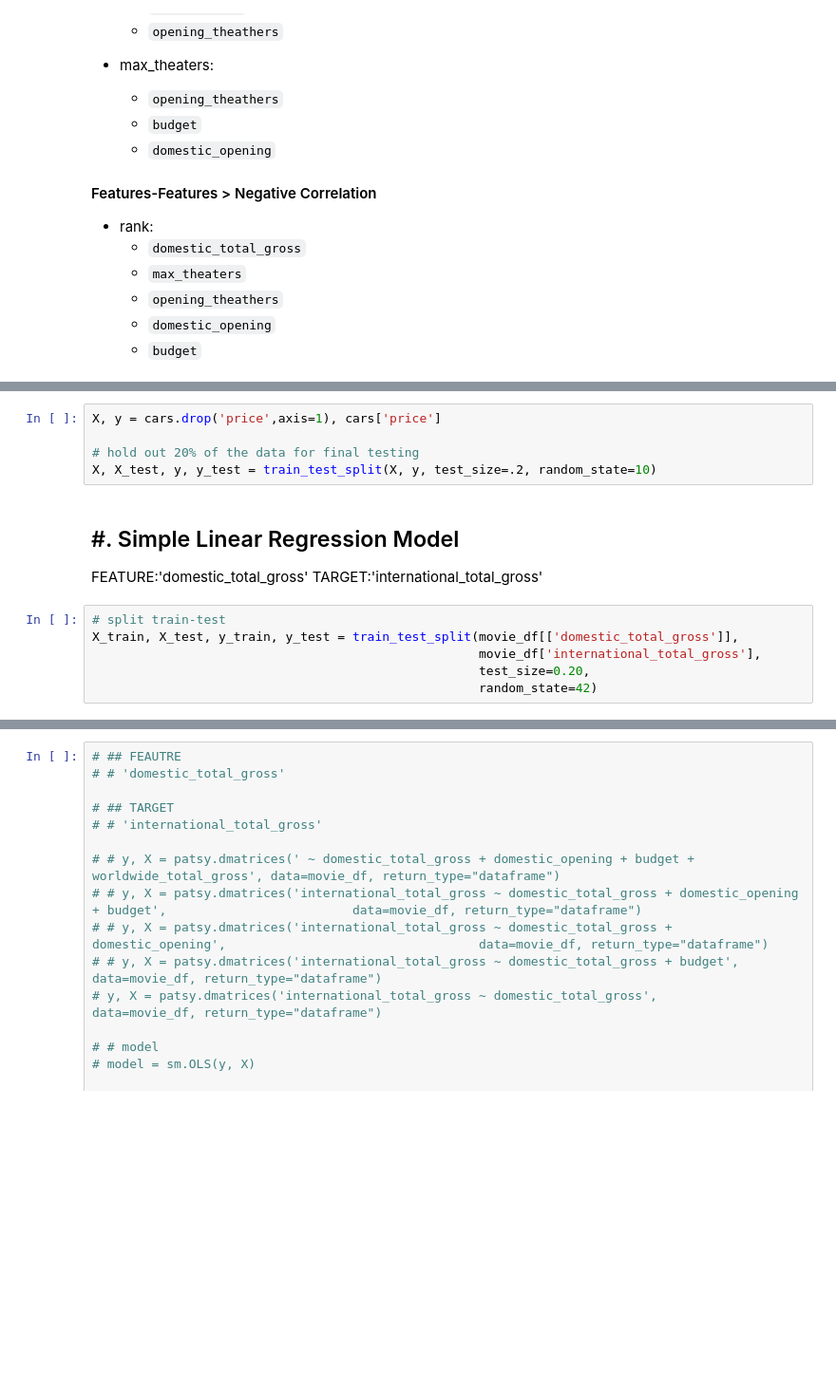
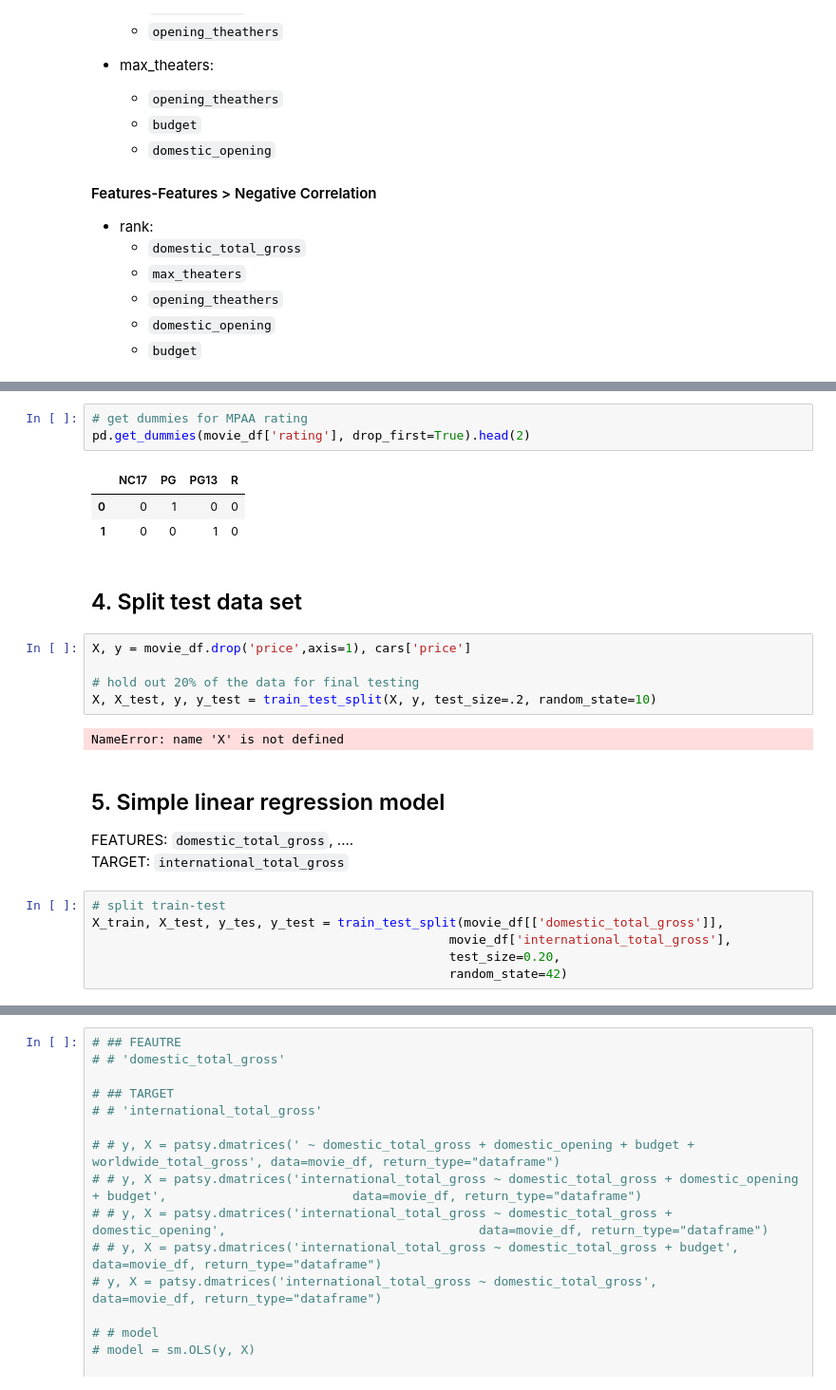
Before and after one commit to slp22/regression-project, a Jupyter notebook: adaptation_movies_regression.ipynb, the cells around one changed output, grey strips where cells are left out. Shown at 95% size. Drawn from its saved outputs; the diff is of its cells as text; blank space fills up the shorter version.

```diff
--- a/adaptation_movies_regression.ipynb
+++ b/adaptation_movies_regression.ipynb
@@ -81,16 +156,27 @@ Predictor is highly corrolated with `worldwide_total_gross`; has known multicoll
+# %%
+# get dummies for MPAA rating
+pd.get_dummies(movie_df['rating'], drop_first=True).head(2)
+# %% [output]
+|  | NC17 | PG | PG13 | R |
+| 0 | 0 | 1 | 0 | 0 |
+| 1 | 0 | 0 | 1 | 0 |
+# %% [markdown]
+## 4. Split test data set
 # %%
-X, y = cars.drop('price',axis=1), cars['price']
+X, y = movie_df.drop('price',axis=1), cars['price']
 
 # hold out 20% of the data for final testing
 X, X_test, y, y_test = train_test_split(X, y, test_size=.2, random_state=10)
+# %% [output]
+NameError: name 'X' is not defined
 # %% [markdown]
-## #. Simple Linear Regression Model
-FEATURE:'domestic_total_gross'
-TARGET:'international_total_gross'
+## 5. Simple linear regression model
+FEATURES: `domestic_total_gross`, .... <br/>
+TARGET: `international_total_gross`
 # %%
 # split train-test
-X_train, X_test, y_train, y_test = train_test_split(movie_df[['domestic_total_gross']],
-                                                    movie_df['international_total_gross'],
-                                                    test_size=0.20,
-                                                    random_state=42)
+X_train, X_test, y_tes, y_test = train_test_split(movie_df[['domestic_total_gross']],
+                                                movie_df['international_total_gross'],
+                                                test_size=0.20,
+                                                random_state=42)
 # %%
```
Also changed, not shown: parts of 50 cells of this notebook.
